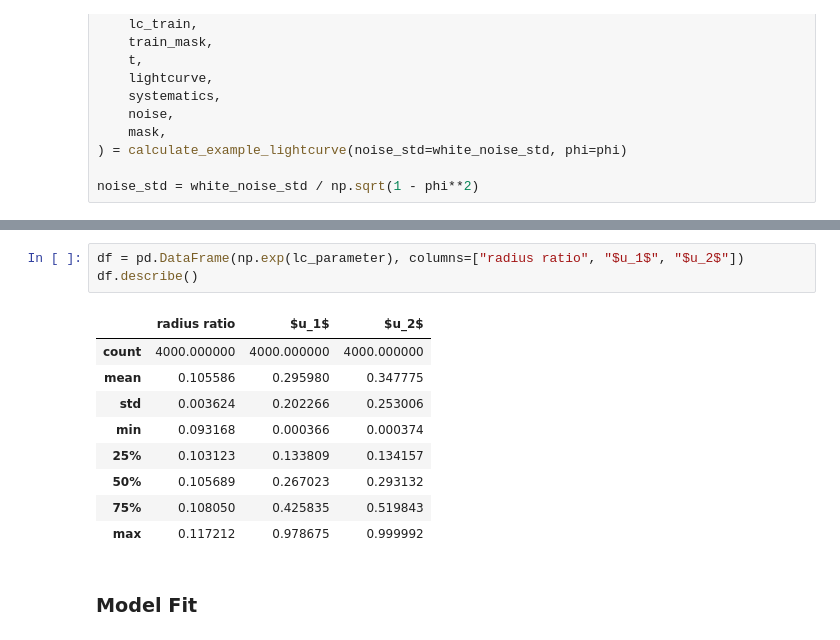
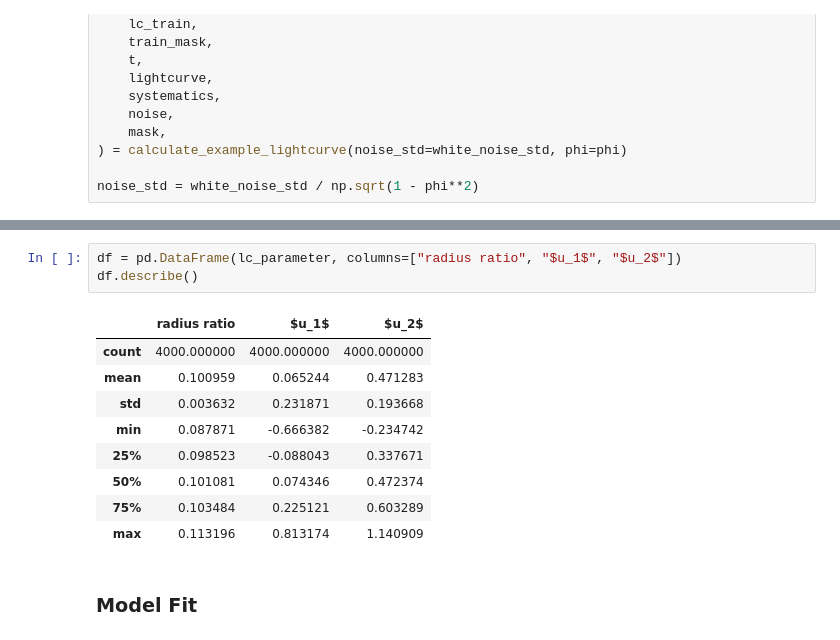
Before and after one commit to ChrisBoettner/gallifrey, a Jupyter notebook: notebooks/004_plots.ipynb, the cells around one changed output, grey strips where cells are left out. Cells and saved outputs as stored; diff of their text form.

```diff
--- a/notebooks/004_plots.ipynb
+++ b/notebooks/004_plots.ipynb
@@ -94,16 +95,16 @@ ModuleNotFoundError: No module named 'kernels'
 # %%
-df = pd.DataFrame(np.exp(lc_parameter), columns=["radius ratio", "$u_1$", "$u_2$"])
+df = pd.DataFrame(lc_parameter, columns=["radius ratio", "$u_1$", "$u_2$"])
 df.describe()
 # %% [output]
 |  | radius ratio | $u_1$ | $u_2$ |
 | count | 4000.000000 | 4000.000000 | 4000.000000 |
-| mean | 0.105586 | 0.295980 | 0.347775 |
-| std | 0.003624 | 0.202266 | 0.253006 |
-| min | 0.093168 | 0.000366 | 0.000374 |
-| 25% | 0.103123 | 0.133809 | 0.134157 |
-| 50% | 0.105689 | 0.267023 | 0.293132 |
-| 75% | 0.108050 | 0.425835 | 0.519843 |
-| max | 0.117212 | 0.978675 | 0.999992 |
+| mean | 0.100959 | 0.065244 | 0.471283 |
+| std | 0.003632 | 0.231871 | 0.193668 |
+| min | 0.087871 | -0.666382 | -0.234742 |
+| 25% | 0.098523 | -0.088043 | 0.337671 |
+| 50% | 0.101081 | 0.074346 | 0.472374 |
+| 75% | 0.103484 | 0.225121 | 0.603289 |
+| max | 0.113196 | 0.813174 | 1.140909 |
 # %% [markdown]
 ### Model Fit
 # %%
```
Also changed, not shown: parts of 8 cells of this notebook, 12 other files.
